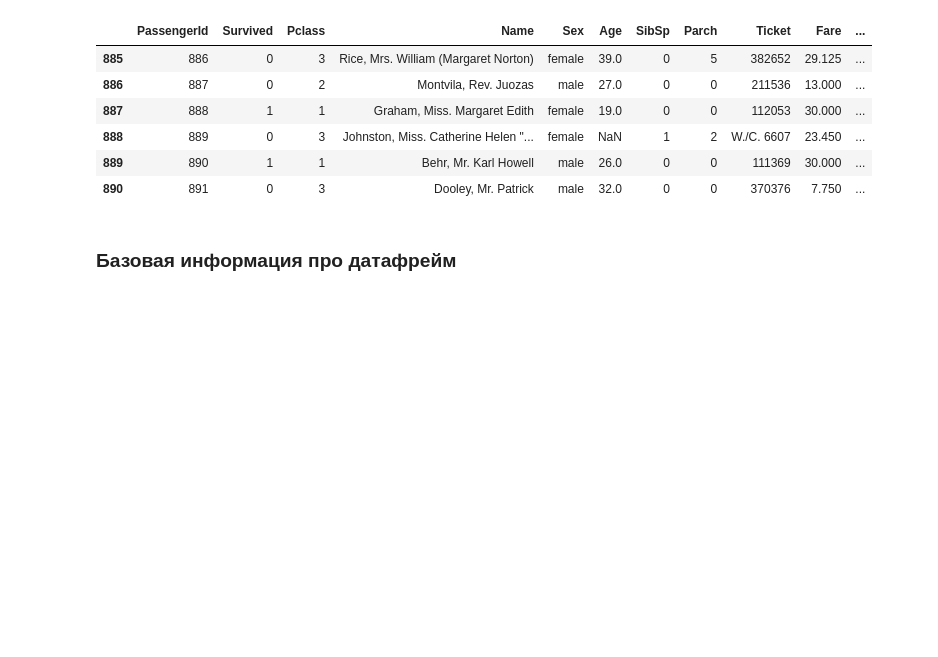
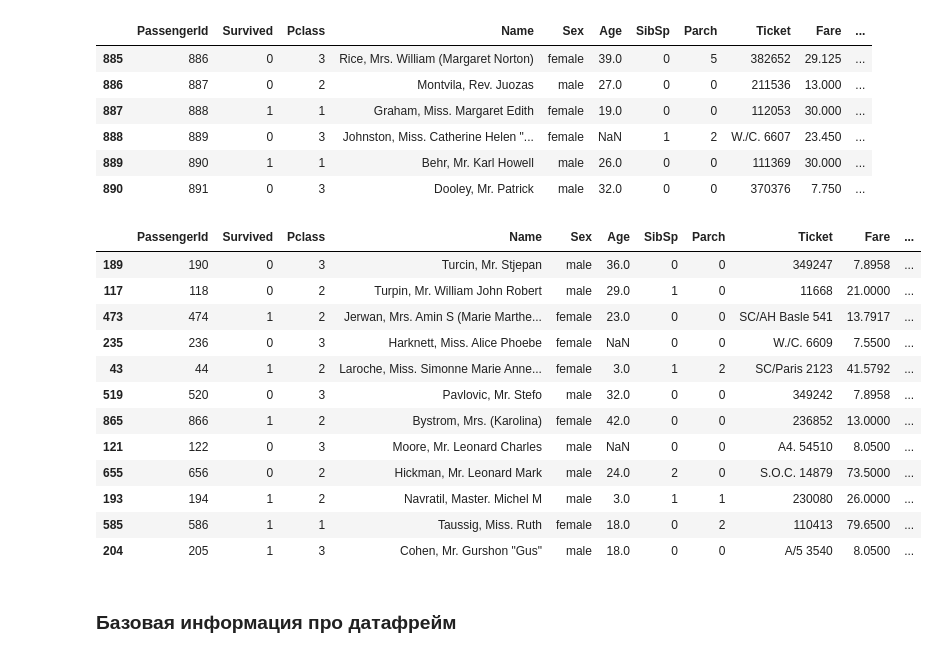
Before and after one commit to ksumarshmallow/Data-Analysis-Media-24, a Jupyter notebook: Seminars/Sem1/Sem1.ipynb, the cells around one changed output. Saved outputs shown, nothing was run; the diff lists cells and outputs as text; code cells hidden in the pictures; blank space fills up the shorter version.

```diff
--- a/Seminars/Sem1/Sem1.ipynb
+++ b/Seminars/Sem1/Sem1.ipynb
@@ -256,6 +249,22 @@ data.tail(6) # можно передать аргументом количест
 | 888 | 889 | 0 | 3 | Johnston, Miss. Catherine Helen "... | female | NaN | 1 | 2 | W./C. 6607 | 23.450 | ... |
 | 889 | 890 | 1 | 1 | Behr, Mr. Karl Howell | male | 26.0 | 0 | 0 | 111369 | 30.000 | ... |
 | 890 | 891 | 0 | 3 | Dooley, Mr. Patrick | male | 32.0 | 0 | 0 | 370376 | 7.750 | ... |
+# %%
+data.sample(12)
+# %% [output]
+|  | PassengerId | Survived | Pclass | Name | Sex | Age | SibSp | Parch | Ticket | Fare | ... |
+| 189 | 190 | 0 | 3 | Turcin, Mr. Stjepan | male | 36.0 | 0 | 0 | 349247 | 7.8958 | ... |
+| 117 | 118 | 0 | 2 | Turpin, Mr. William John Robert | male | 29.0 | 1 | 0 | 11668 | 21.0000 | ... |
+| 473 | 474 | 1 | 2 | Jerwan, Mrs. Amin S (Marie Marthe... | female | 23.0 | 0 | 0 | SC/AH Basle 541 | 13.7917 | ... |
+| 235 | 236 | 0 | 3 | Harknett, Miss. Alice Phoebe | female | NaN | 0 | 0 | W./C. 6609 | 7.5500 | ... |
+| 43 | 44 | 1 | 2 | Laroche, Miss. Simonne Marie Anne... | female | 3.0 | 1 | 2 | SC/Paris 2123 | 41.5792 | ... |
+| 519 | 520 | 0 | 3 | Pavlovic, Mr. Stefo | male | 32.0 | 0 | 0 | 349242 | 7.8958 | ... |
+| 865 | 866 | 1 | 2 | Bystrom, Mrs. (Karolina) | female | 42.0 | 0 | 0 | 236852 | 13.0000 | ... |
+| 121 | 122 | 0 | 3 | Moore, Mr. Leonard Charles | male | NaN | 0 | 0 | A4. 54510 | 8.0500 | ... |
+| 655 | 656 | 0 | 2 | Hickman, Mr. Leonard Mark | male | 24.0 | 2 | 0 | S.O.C. 14879 | 73.5000 | ... |
+| 193 | 194 | 1 | 2 | Navratil, Master. Michel M | male | 3.0 | 1 | 1 | 230080 | 26.0000 | ... |
+| 585 | 586 | 1 | 1 | Taussig, Miss. Ruth | female | 18.0 | 0 | 2 | 110413 | 79.6500 | ... |
+| 204 | 205 | 1 | 3 | Cohen, Mr. Gurshon "Gus" | male | 18.0 | 0 | 0 | A/5 3540 | 8.0500 | ... |
 # %% [markdown]
 ### **Базовая информация про датафрейм**
 # %% [markdown]
```
Also changed, not shown: parts of 48 cells of this notebook, 1 other file.
